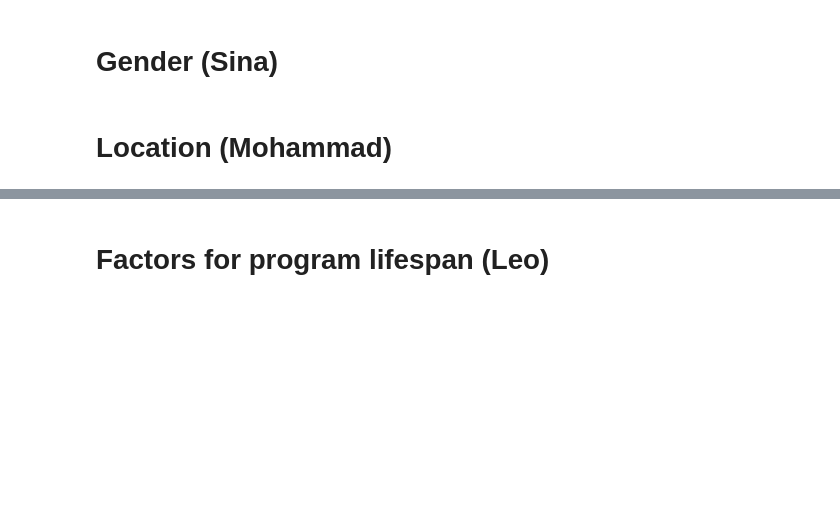
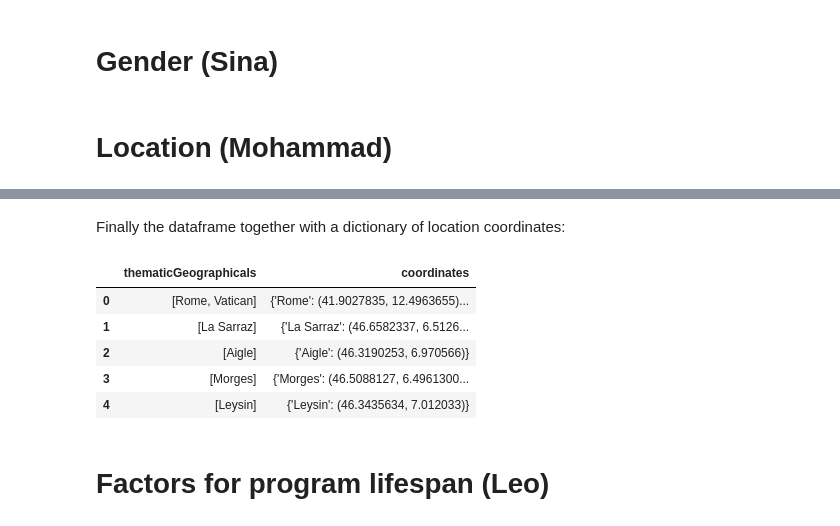
Before and after one commit to m-yaghini/ada17, a Jupyter notebook: project-master/code/MainExploratoryAnalysis.ipynb, the cells around one changed output, grey strips where cells are left out. Cells and saved outputs as stored; diff of their text form; code cells hidden in the pictures; blank space fills up the shorter version.

Commit message:
Added location part in the notebook. Added the location coordinates dictionary to the repo.

```diff
--- a/project-master/code/MainExploratoryAnalysis.ipynb
+++ b/project-master/code/MainExploratoryAnalysis.ipynb
@@ -131,0 +220,16 @@ plot_program_lifespan('TJ midi', df_without_date_outliers)
+# %%
+def extract_loc2coord_map(gmap_data_dict):
+    loc2coord = {}
+    for loc, gmap in gmap_data_dict.items():
+        if gmap == -1:
+            loc2coord[loc] = -1
+        else:
+            item_coordinates = gmap['geometry']['location']
+            loc2coord[loc] = (item_coordinates['lat'], item_coordinates['lng'])
+    return loc2coord
+
+with open('location_dictioary.json', 'r') as f:
+    with open('loc2coord_dict.json', 'w') as g:
+            gmap_data_dict = json.load(f)
+            loc2coord = extract_loc2coord_map(gmap_data_dict)
+            json.dump(loc2coord, g)
@@ -131,0 +238,23 @@ plot_program_lifespan('TJ midi', df_without_date_outliers)
+# %%
+def find_coordinates(locs):
+    coordinates_dict = {}
+    error_type = 0
+
+    if not np.any(pd.isnull(locs)): # checks for a not a NaN
+        try:
+            for loc in locs:
+                error_type = 1
+                coordinates_dict[loc] = loc2coord[loc]
+                error_type = 0
+        except TypeError:
+            error_type = 2
+            coordinates_dict[locs] = loc2coord[locs]
+            error_type = 0
+        except KeyError:
+            print("Didn't find '{}' in the dictionary. ({})".format(loc if error_type==1 else locs, error_type))
+            coordinates_dict = np.NaN
+    else:
+        coordinates_dict = np.NaN
+    return coordinates_dict
+# %%
+df['coordinates'] = df['thematicGeographicals'].apply(lambda x: find_coordinates(x))
@@ -132,2 +298,13 @@ plot_program_lifespan('TJ midi', df_without_date_outliers)
+# %% [markdown]
+Finally the dataframe together with a dictionary of location coordinates:
+# %%
+df[['thematicGeographicals', 'coordinates' ]].head()
+# %% [output]
+|  | thematicGeographicals | coordinates |
+| 0 | [Rome, Vatican] | {'Rome': (41.9027835, 12.4963655)... |
+| 1 | [La Sarraz] | {'La Sarraz': (46.6582337, 6.5126... |
+| 2 | [Aigle] | {'Aigle': (46.3190253, 6.970566)} |
+| 3 | [Morges] | {'Morges': (46.5088127, 6.4961300... |
+| 4 | [Leysin] | {'Leysin': (46.3435634, 7.012033)} |
 # %% [markdown]
 # Factors for program lifespan (Leo)
```
Also changed, not shown: parts of 15 cells of this notebook, 5 other files.
